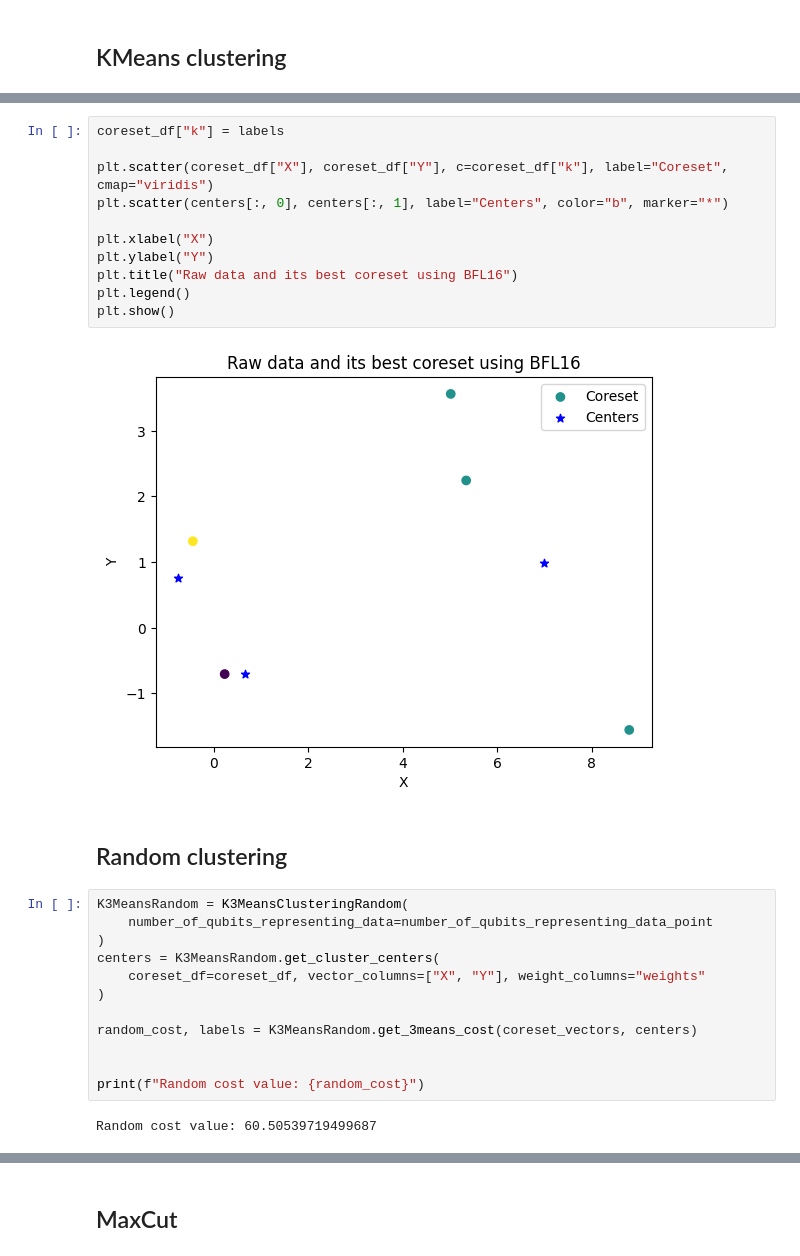
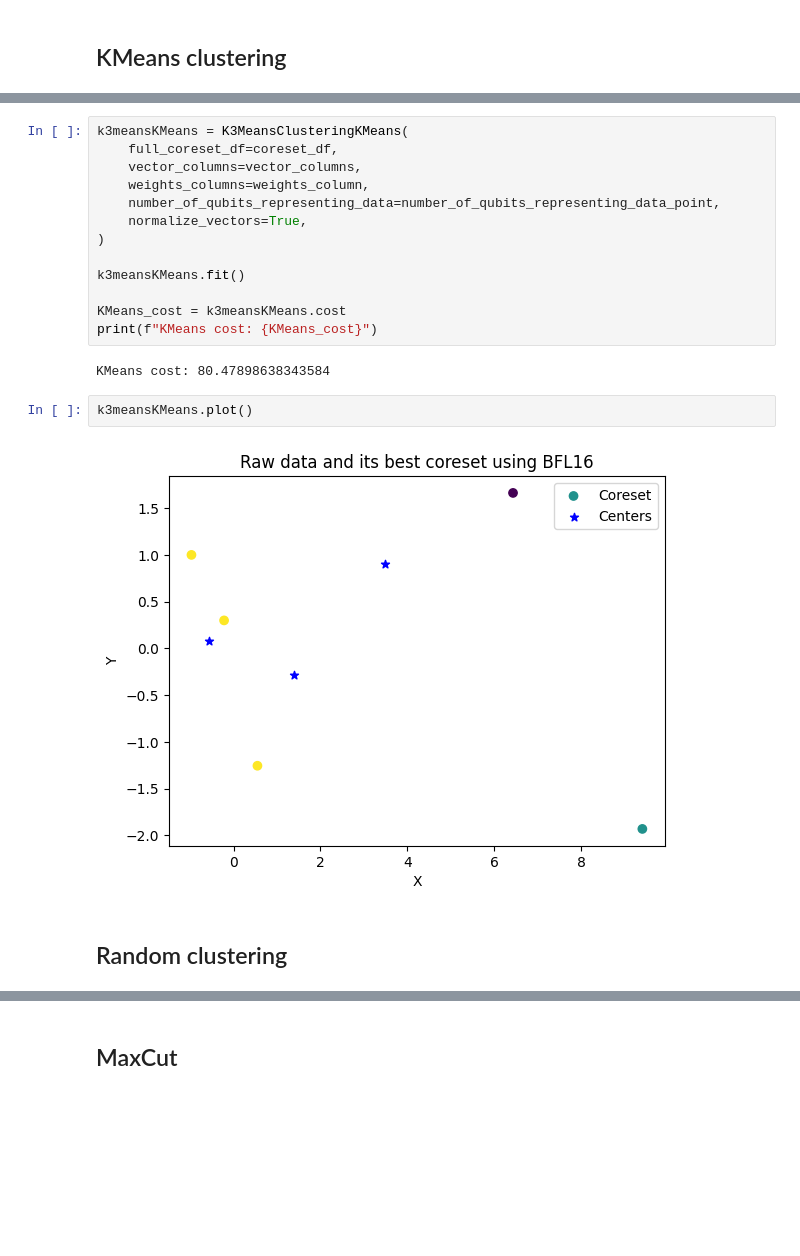
Before and after one commit to Boniface316/bigdata_vqa, a Jupyter notebook: Notebooks/3-means_toy_experiment.ipynb, the cells around one changed output, grey strips where cells are left out. Cells and saved outputs as stored; diff of their text form; blank space fills up the shorter version.

```diff
--- a/Notebooks/3-means_toy_experiment.ipynb
+++ b/Notebooks/3-means_toy_experiment.ipynb
@@ -138,29 +112,21 @@ KMeans cost value: 25.137210740615096
-# %%
-coreset_df["k"] = labels
-
-plt.scatter(coreset_df["X"], coreset_df["Y"], c=coreset_df["k"], label="Coreset", cmap="viridis")
-plt.scatter(centers[:, 0], centers[:, 1], label="Centers", color="b", marker="*")
-
-plt.xlabel("X")
-plt.ylabel("Y")
-plt.title("Raw data and its best coreset using BFL16")
-plt.legend()
-plt.show()
-# %% [output]
-[figure, removed]
+# %%
+k3meansKMeans = K3MeansClusteringKMeans(
+    full_coreset_df=coreset_df,
+    vector_columns=vector_columns,
+    weights_columns=weights_column,
+    number_of_qubits_representing_data=number_of_qubits_representing_data_point,
+    normalize_vectors=True,
+)
+
+k3meansKMeans.fit()
+
+KMeans_cost = k3meansKMeans.cost
+print(f"KMeans cost: {KMeans_cost}")
+# %% [output]
+KMeans cost: 80.47898638343584
+# %%
+k3meansKMeans.plot()
+# %% [output]
+[figure, added]
 # %% [markdown]
 ## Random clustering
-# %%
-K3MeansRandom = K3MeansClusteringRandom(
-    number_of_qubits_representing_data=number_of_qubits_representing_data_point
-)
-centers = K3MeansRandom.get_cluster_centers(
-    coreset_df=coreset_df, vector_columns=["X", "Y"], weight_columns="weights"
-)
-
-random_cost, labels = K3MeansRandom.get_3means_cost(coreset_vectors, centers)
-
-
-print(f"Random cost value: {random_cost}")
-# %% [output]
-Random cost value: 60.50539719499687
```
Also changed, not shown: parts of 14 cells of this notebook, 1 other file.
